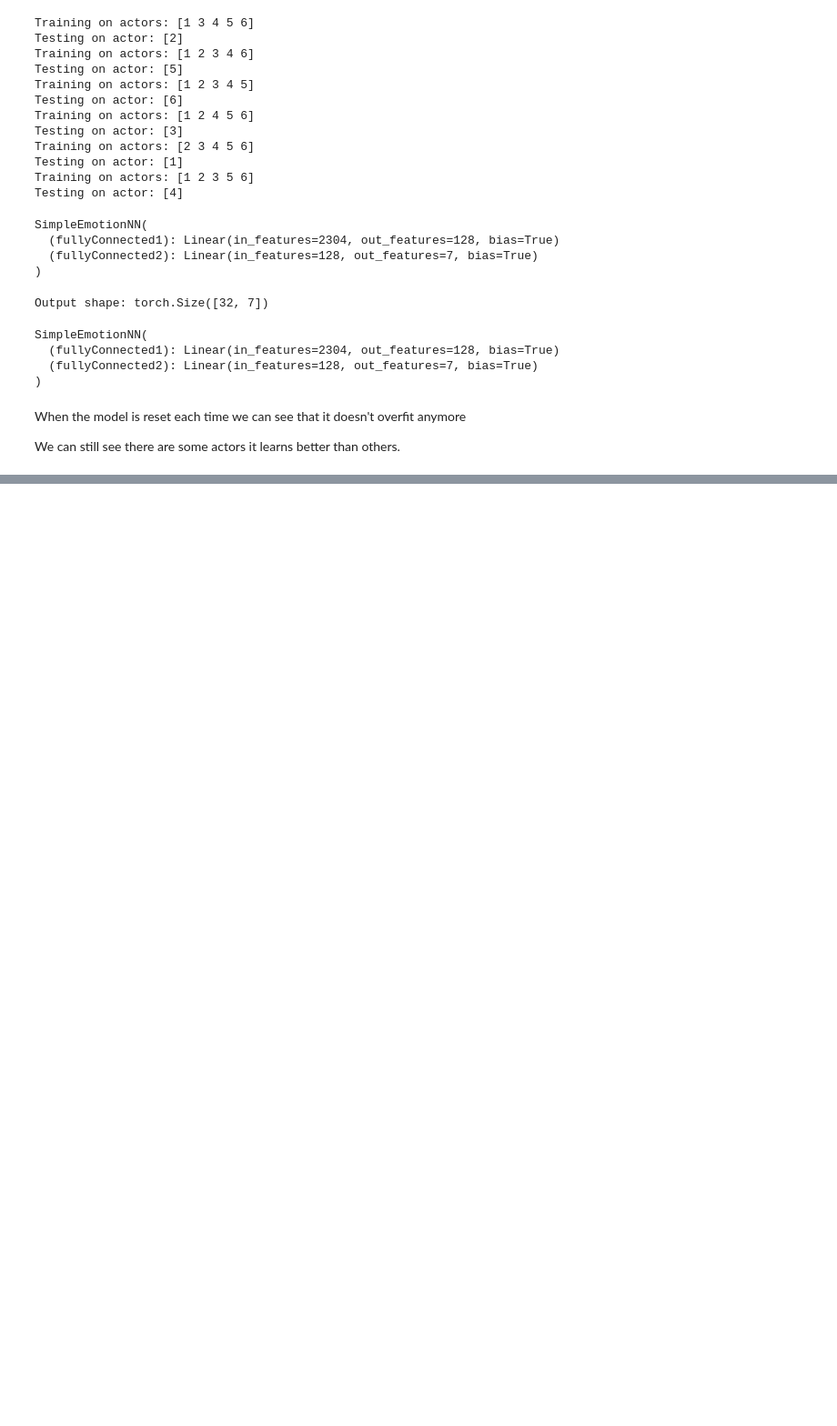
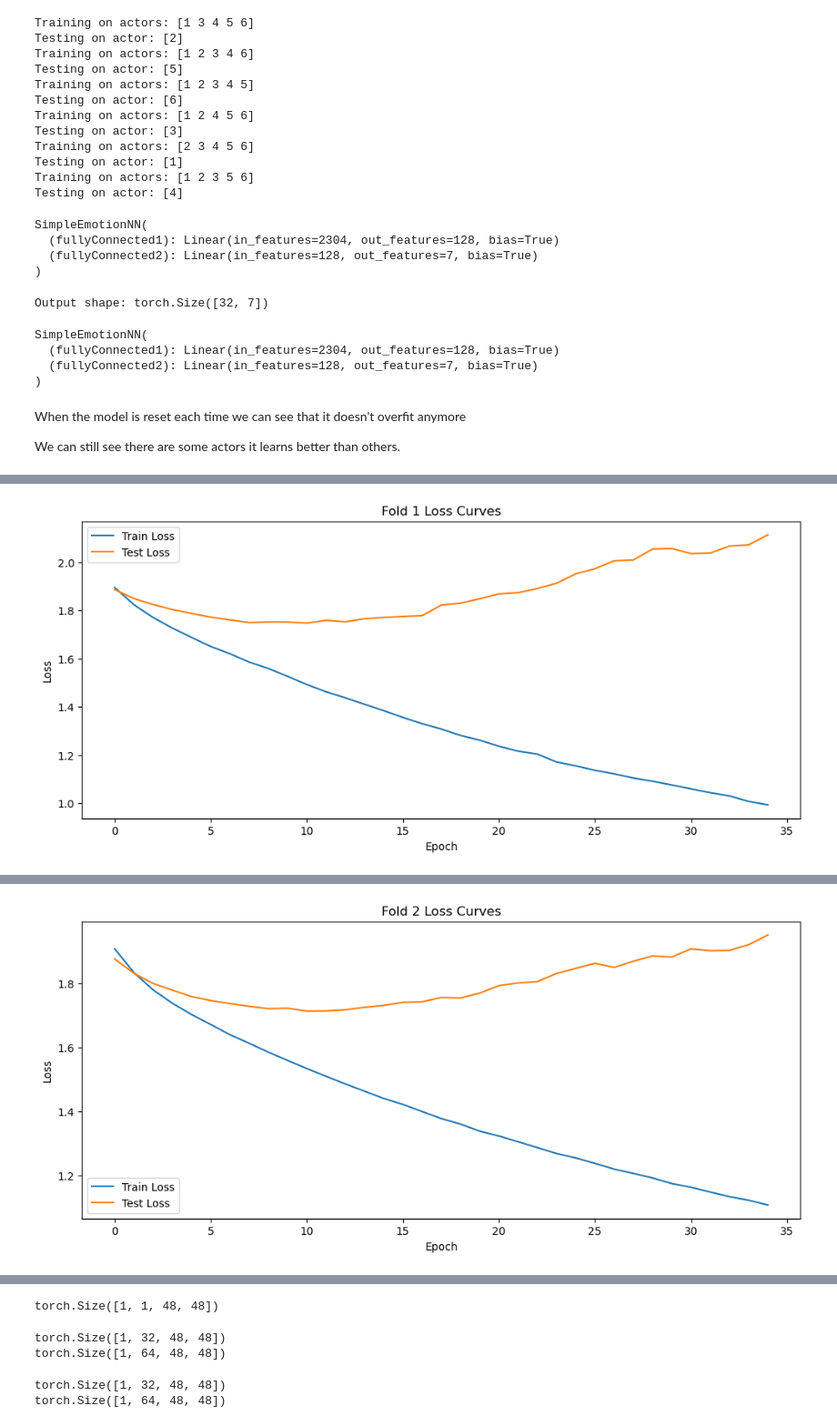
Before and after one commit to lewisbentleyy/real-time-facial-emotion-recognition, a Jupyter notebook: simpleNeuralNetwork.ipynb, the cells around one changed output, grey strips where cells are left out. Shown: that part at 91% size. Cells and saved outputs as stored; diff of their text form; code cells hidden in the pictures; blank space fills up the shorter version.

```diff
--- a/simpleNeuralNetwork.ipynb
+++ b/simpleNeuralNetwork.ipynb
@@ -497,0 +305,27 @@ Test Loss: 0.1847, Test Accuracy: 0.9356
+# %%
+class EmotionCNN(nn.Module):
+    def __init__(self):
+        super(EmotionCNN, self).__init__()
+
+        self.conv1 = nn.Conv2d(1, 32, kernel_size=3, stride=1, padding=1)
+        self.conv2 = nn.Conv2d(32, 64, kernel_size=3, stride=1, padding=1)
+
+        self.pool = nn.MaxPool2d(kernel_size=2, stride=2)
+
+        self.fc1 = nn.Linear(64*12*12, 128)
+        self.fc2 = nn.Linear(128, 7)
+
+        self.dropout = nn.Dropout(0.5)
+
+    def forward(self, x):
+
+        x = self.pool(F.relu(self.conv1(x)))
+        x = self.pool(F.relu(self.conv2(x)))
+
+        x = x.view(-1, 64*12*12)
+
+        x = F.relu(self.fc1(x))
+        x = self.dropout(x)
+        x = F.relu(self.fc2(x))
+
+        return F.log_softmax(x, dim=1)
@@ -497,0 +443,3 @@ Test Loss: 0.1847, Test Accuracy: 0.9356
+# %%
+runModel(EmotionCNN)
+# %% [output]
@@ -497,0 +463 @@ Test Loss: 0.1847, Test Accuracy: 0.9356
+[figure, added]
@@ -497,0 +481 @@ Test Loss: 0.1847, Test Accuracy: 0.9356
+[figure, added]
@@ -497,0 +554,32 @@ Test Loss: 0.1847, Test Accuracy: 0.9356
+# %%
+import torch
+
+dummy = torch.rand(1,1,48,48)
+print(dummy.shape)
+# %% [output]
+torch.Size([1, 1, 48, 48])
+# %%
+import torch.nn as nn
+
+conv1 = nn.Conv2d(in_channels=1, out_channels=32, kernel_size=3, stride=1,padding=1)
+
+conv2 = nn.Conv2d(in_channels=32, out_channels=64, kernel_size=3, padding=1)
+
+feature_maps1 = conv1(dummy)
+print(feature_maps1.shape)
+feature_maps2 = conv2(feature_maps1)
+print(feature_maps2.shape)
+# %% [output]
+torch.Size([1, 32, 48, 48])
+torch.Size([1, 64, 48, 48])
+# %%
+import torch.nn.functional as F
+
+activated_maps1 = F.relu(feature_maps1)
+activated_maps2 = F.relu(feature_maps2)
+
+print(activated_maps1.shape)
+print(activated_maps2.shape)
+# %% [output]
+torch.Size([1, 32, 48, 48])
+torch.Size([1, 64, 48, 48])
```
Also changed, not shown: parts of 9 cells of this notebook.
